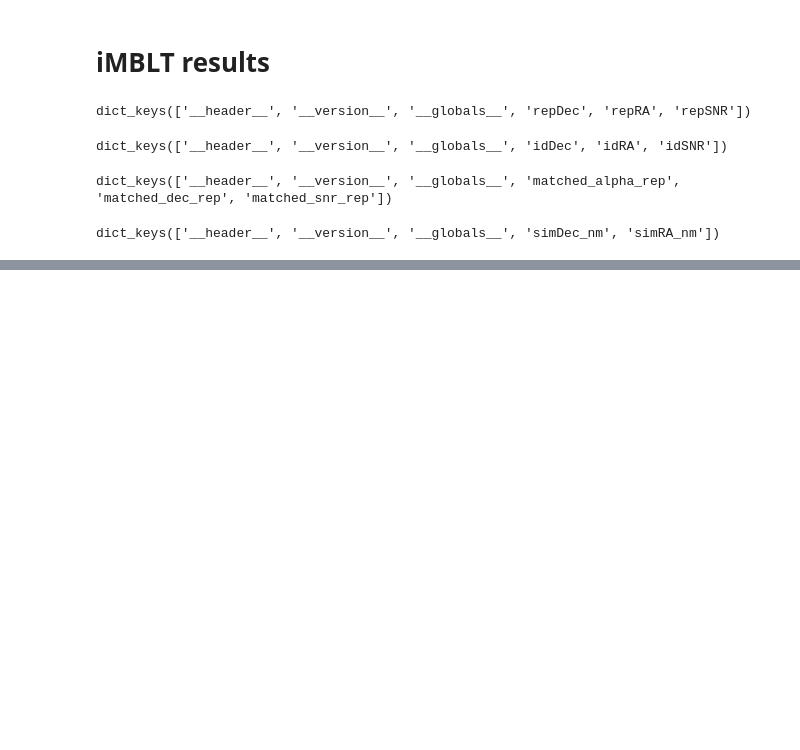
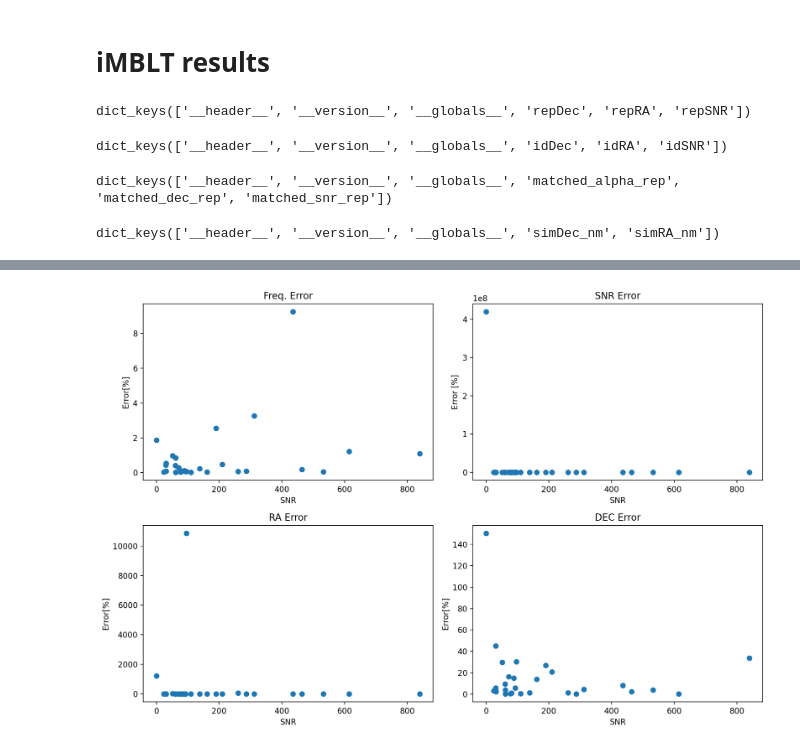
Before and after one commit to yanwang2012/RAAPTR, a Jupyter notebook: GENSIMDATA/mollweide.ipynb, the cells around one changed output, grey strips where cells are left out. Saved outputs shown, nothing was run; the diff lists cells and outputs as text; code cells hidden in the pictures; blank space fills up the shorter version.

```diff
--- a/GENSIMDATA/mollweide.ipynb
+++ b/GENSIMDATA/mollweide.ipynb
@@ -106,0 +149,3 @@ fig.savefig('MollWeide.svg',dpi=300)
+# %%
+cnfrm_src = loadmat(estDir + rlzFile + '/Confirmed_Src_SNR' + str(snr_threshold) + '.mat')
+matched_src = loadmat(estDir + rlzFile + '/Matched_Sources_SNR' + str(snr_threshold) + '.mat')
@@ -106,0 +156,5 @@ fig.savefig('MollWeide.svg',dpi=300)
+# %%
+cnfrm_src_alpha = cnfrm_src['cnfrm_src_alpha']
+cnfrm_src_dec = cnfrm_src['cnfrm_src_dec']
+cnfrm_src_snr = cnfrm_src['cnfrm_src_snr']
+cnfrm_src_freq = cnfrm_src['cnfrm_src_freq']
@@ -106,0 +169,5 @@ fig.savefig('MollWeide.svg',dpi=300)
+# %%
+matched_alpha = matched_src['matched_alpha']
+matched_dec = matched_src['matched_dec']
+matched_snr = matched_src['matched_snr']
+matched_freq = matched_src['matched_freq']
@@ -106,0 +209,34 @@ fig.savefig('MollWeide.svg',dpi=300)
+# %%
+freq_error = np.abs(matched_freq - cnfrm_src_freq)/matched_freq * 100
+snr_error = np.abs(matched_snr - cnfrm_src_snr)/matched_snr * 100
+ra_error = np.abs(matched_alpha - cnfrm_src_alpha)/matched_alpha * 100
+dec_error = np.abs(matched_dec - cnfrm_src_dec)/np.abs(matched_dec) * 100
+# %%
+fig = plt.figure(figsize=(12,8),dpi=200)
+ax1 = fig.add_subplot(2,2,1)
+ax1.scatter(matched_snr,freq_error)
+ax1.set_title('Freq. Error')
+ax1.set_xlabel('SNR')
+ax1.set_ylabel('Error[%]')
+
+ax2 = fig.add_subplot(2,2,2)
+ax2.scatter(matched_snr, snr_error)
+ax2.set_title('SNR Error')
+ax2.set_xlabel('SNR')
+ax2.set_ylabel('Error [%]')
+
+ax1 = fig.add_subplot(2,2,3)
+ax1.scatter(matched_snr, ra_error)
+ax1.set_title('RA Error')
+ax1.set_xlabel('SNR')
+ax1.set_ylabel('Error[%]')
+
+ax1 = fig.add_subplot(2,2,4)
+ax1.scatter(matched_snr, dec_error)
+ax1.set_title('DEC Error')
+ax1.set_xlabel('SNR')
+ax1.set_ylabel('Error[%]')
+plt.tight_layout()
+fig.savefig(estDir + 'fig/' + rlzFile + '/Error' + str(snr_threshold) + '.png',dpi=300,facecolor='white')
+# %% [output]
+[figure, added]
```
Also changed, not shown: parts of 23 cells of this notebook, 2 other files.
